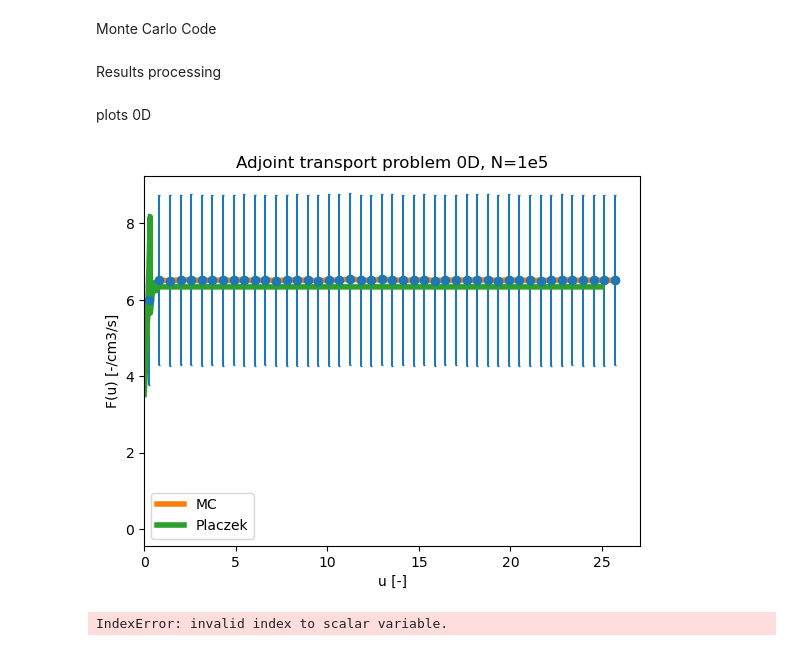
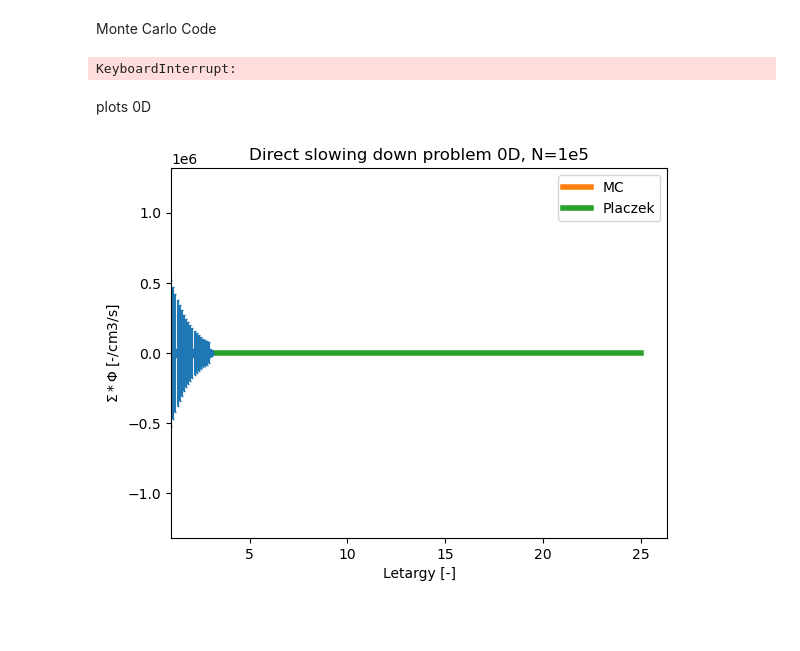
Before and after one commit to Simone-Occhipinti/Transport-code-v.3, a Jupyter notebook: fixed_source_MC.ipynb, the cells around one changed output. Drawn from its saved outputs; the diff is of its cells as text; code cells hidden in the pictures; blank space fills up the shorter version.

```diff
--- a/fixed_source_MC.ipynb
+++ b/fixed_source_MC.ipynb
@@ -98,64 +76,44 @@ while tally.iter <= GV.Nstories:
                 stat_c.russian_roulette(nn)
                 stat_c.splitting(nn)
     stat_c.wellford(tally)
+    avg_rsd.append(np.mean(tally.variance))
+
+avg = tally.avg
+sigma = tally.RSD
 stat_c.normalization(tally)
+# %% [output]
+KeyboardInterrupt:
-# %% [markdown]
-Results processing
-# %%
-avg = tally.avg
-sigma = tally.sigma
 # %% [markdown]
 plots 0D
 # %%
-
 avg = avg.ravel()
 sigma = sigma.ravel()
 
 if LT > 0:
     xx = -np.log(tally.energyref/GV.EREF)
     yy = avg*tally.energyref
-    sigma *= tally.energyref
     if PL > 0:
         plc = pcz.Lplaczek(12)
 else:
     xx = tally.energyref/GV.EREF
     yy = avg
     if PL > 0:
         plc = pcz.adj_placzek(12,domain.materials[0].macro_xs_scattering)
         plc[0] *= 1/GV.EREF
 
-plt.errorbar(xx, yy, yerr=sigma, fmt='o', capsize=1)
+plt.errorbar(xx, yy, yerr=sigma*yy, fmt='o', capsize=1)
 plt.plot(xx,yy, linewidth='4' ,label='MC')
 if PL > 0:
     plt.plot(plc[0],plc[1],linewidth='4' ,label='Placzek')
 if LT > 0:
-    plt.xlabel('u [-]')
-    plt.ylabel('F [-/cm3/s]')
+    plt.xlabel('Letargy [-]')
+    plt.ylabel('$\Sigma*\Phi$ [-/cm3/s]')
 else:
     plt.xlabel('E/E0 [-]')
     plt.ylabel(r'$\Psi$ [-/cm2/s/eV]')
-plt.title('Adjoint transport problem 0D, N=1e5')
-plt.xlim(0,5)
+plt.title('Direct slowing down problem 0D, N=1e5')
+plt.xlim(left=1)
 plt.legend()
 plt.show()
 # %% [output]
-[figure, old version]
+[figure, new version]
-# %%
-
-#xx = tally.spaceref
-#yy = np.zeros(len(avg[0]))
-#n_curves = len(avg)
-#for ii in range(len(avg)):
-#    plt.errorbar(xx,avg[ii],yerr=sigma[ii],label=f"group {n_curves-ii}")
-#    yy += avg[ii]
-xx = GV.Groups
-yy = []
-for ii in avg:
-    yy.append(ii[1])
-plt.plot(xx,yy)
-plt.xscale('log')
-plt.yscale('log')
-plt.legend()
-plt.show()
-# %% [output]
-IndexError: invalid index to scalar variable.
```
Also changed, not shown: parts of 7 cells of this notebook, 6 other files.
